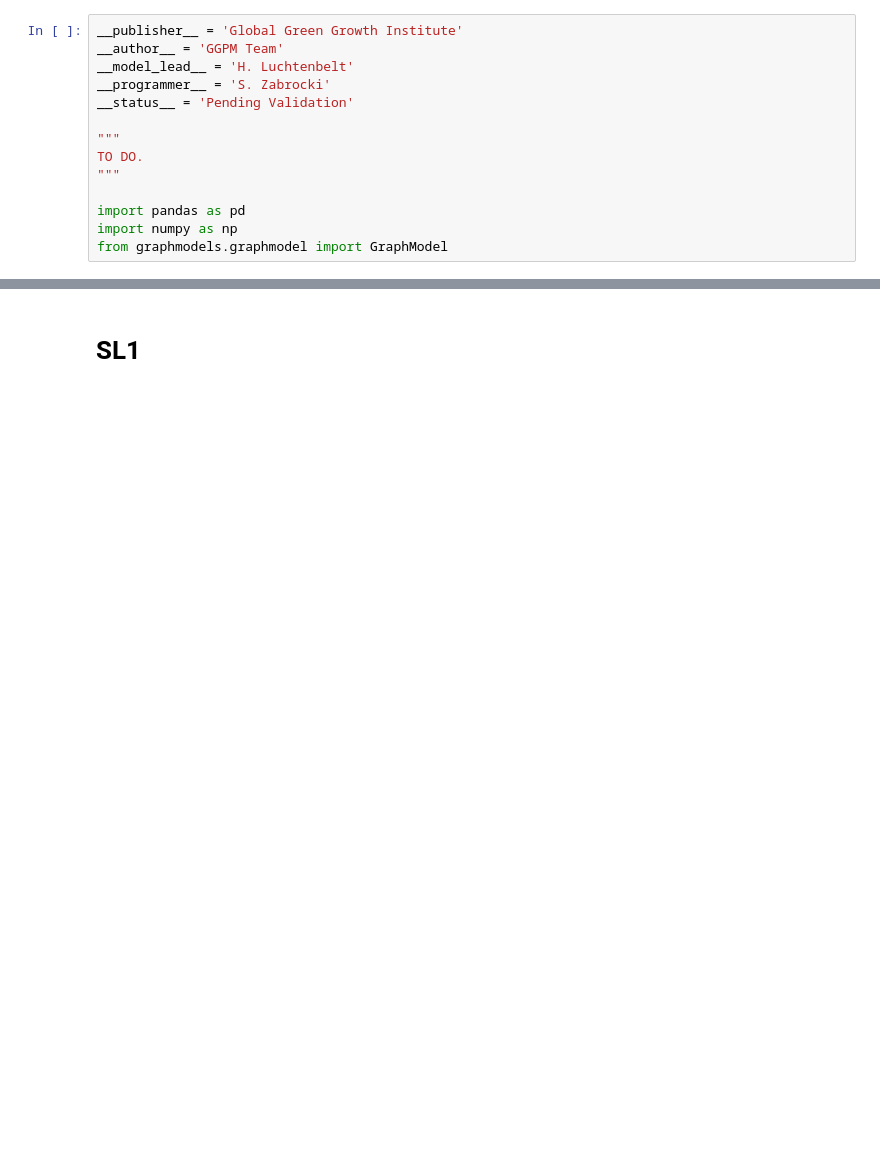
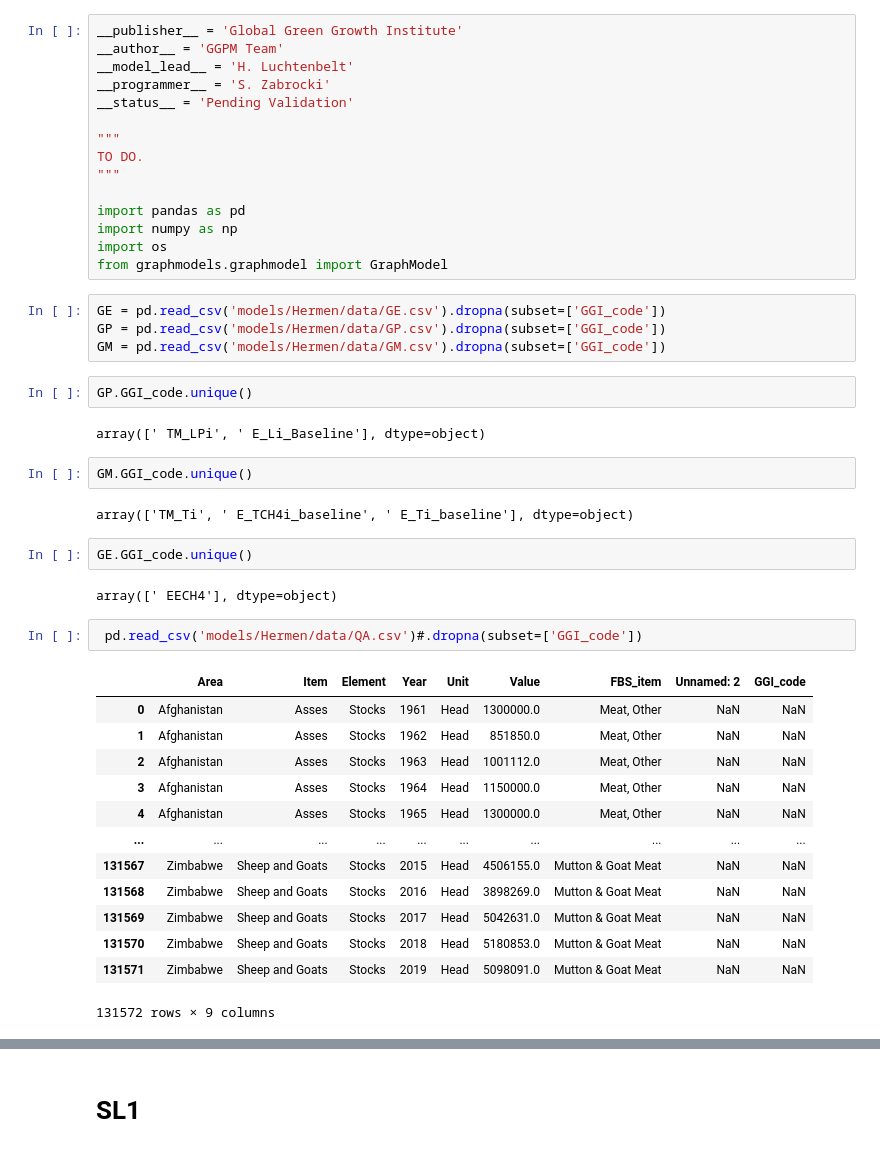
Before and after one commit to simonzabrocki/GraphModels, a Jupyter notebook: BE2_SL1_BE3_full.ipynb, the cells around one changed output, grey strips where cells are left out. Saved outputs shown, nothing was run; the diff lists cells and outputs as text; blank space fills up the shorter version.

```diff
--- a/BE2_SL1_BE3_full.ipynb
+++ b/BE2_SL1_BE3_full.ipynb
@@ -11,4 +11,37 @@ TO DO.
 
 import pandas as pd
 import numpy as np
+import os
 from graphmodels.graphmodel import GraphModel
+# %%
+GE = pd.read_csv('models/Hermen/data/GE.csv').dropna(subset=['GGI_code'])
+GP = pd.read_csv('models/Hermen/data/GP.csv').dropna(subset=['GGI_code'])
+GM = pd.read_csv('models/Hermen/data/GM.csv').dropna(subset=['GGI_code'])
+# %%
+GP.GGI_code.unique()
+# %% [output]
+array([' TM_LPi', ' E_Li_Baseline'], dtype=object)
+# %%
+GM.GGI_code.unique()
+# %% [output]
+array(['TM_Ti', ' E_TCH4i_baseline', ' E_Ti_baseline'], dtype=object)
+# %%
+GE.GGI_code.unique()
+# %% [output]
+array([' EECH4'], dtype=object)
+# %%
+ pd.read_csv('models/Hermen/data/QA.csv')#.dropna(subset=['GGI_code'])
+# %% [output]
+|  | Area | Item | Element | Year | Unit | Value | FBS_item | Unnamed: 2 | GGI_code |
+| 0 | Afghanistan | Asses | Stocks | 1961 | Head | 1300000.0 | Meat, Other | NaN | NaN |
+| 1 | Afghanistan | Asses | Stocks | 1962 | Head | 851850.0 | Meat, Other | NaN | NaN |
+| 2 | Afghanistan | Asses | Stocks | 1963 | Head | 1001112.0 | Meat, Other | NaN | NaN |
+| 3 | Afghanistan | Asses | Stocks | 1964 | Head | 1150000.0 | Meat, Other | NaN | NaN |
+| 4 | Afghanistan | Asses | Stocks | 1965 | Head | 1300000.0 | Meat, Other | NaN | NaN |
+| ... | ... | ... | ... | ... | ... | ... | ... | ... | ... |
+| 131567 | Zimbabwe | Sheep and Goats | Stocks | 2015 | Head | 4506155.0 | Mutton & Goat Meat | NaN | NaN |
+| 131568 | Zimbabwe | Sheep and Goats | Stocks | 2016 | Head | 3898269.0 | Mutton & Goat Meat | NaN | NaN |
+| 131569 | Zimbabwe | Sheep and Goats | Stocks | 2017 | Head | 5042631.0 | Mutton & Goat Meat | NaN | NaN |
+| 131570 | Zimbabwe | Sheep and Goats | Stocks | 2018 | Head | 5180853.0 | Mutton & Goat Meat | NaN | NaN |
+| 131571 | Zimbabwe | Sheep and Goats | Stocks | 2019 | Head | 5098091.0 | Mutton & Goat Meat | NaN | NaN |
+131572 rows × 9 columns
```
Also changed, not shown: parts of 23 cells of this notebook, 18 other files.
